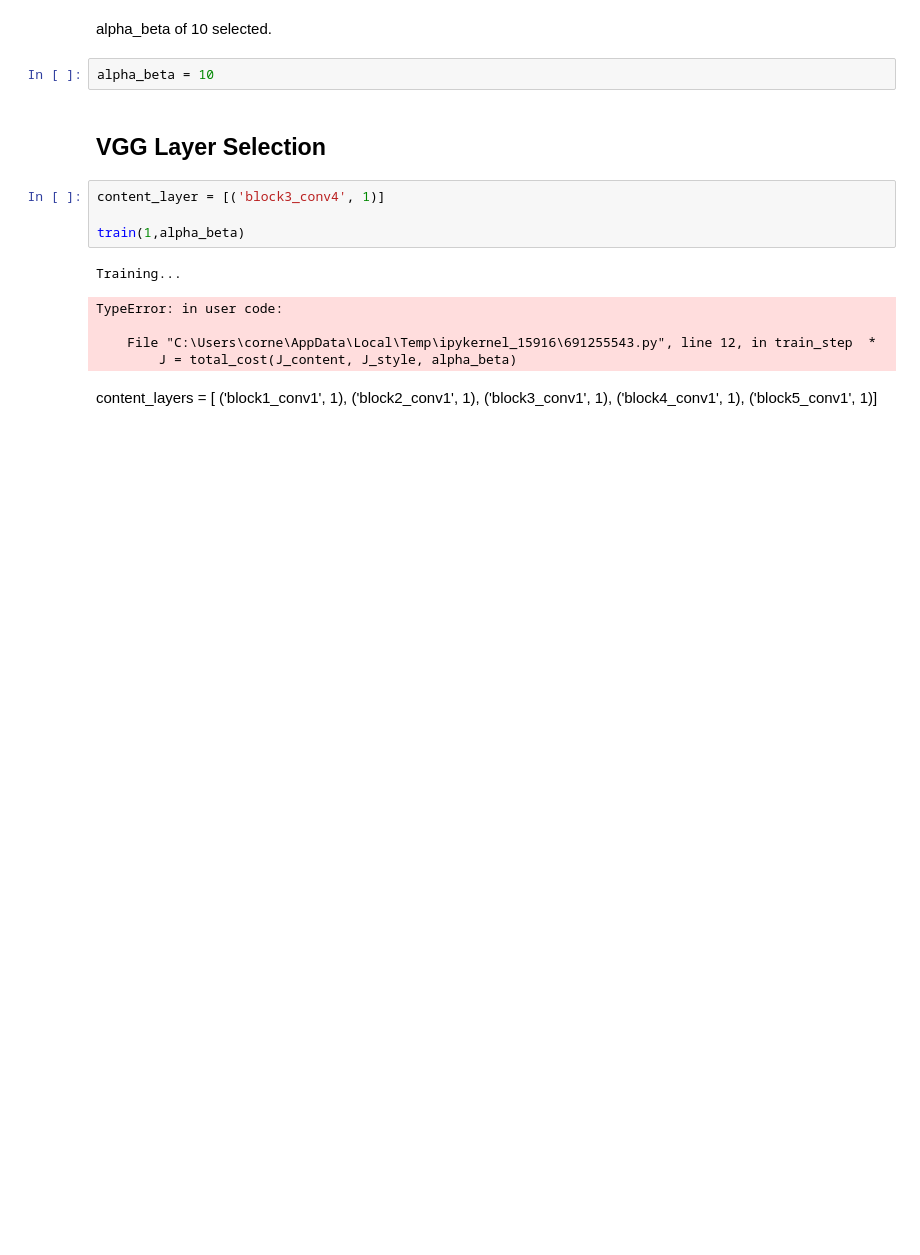
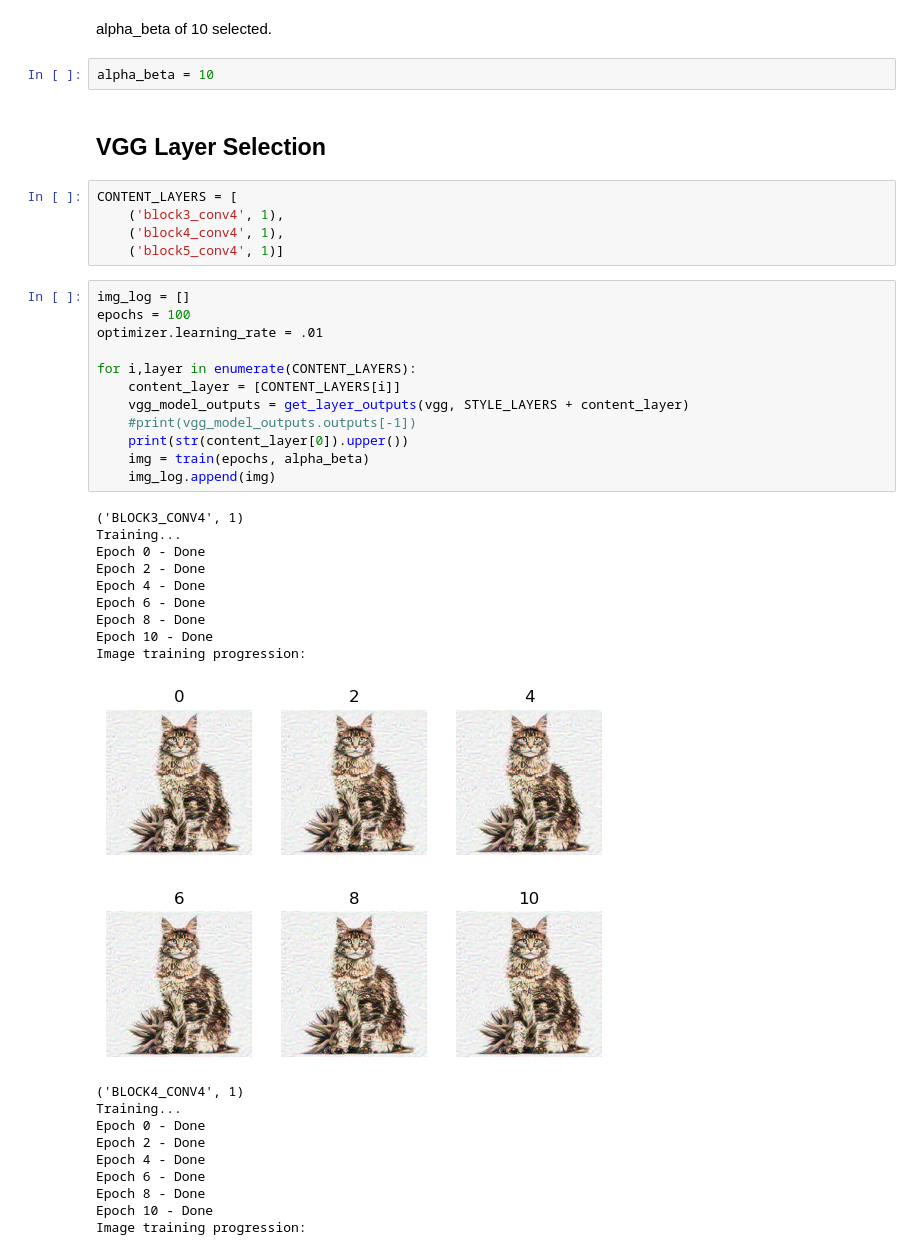
Before and after one commit to NinaCilliers/style_transfer, a Jupyter notebook: style_transfer.ipynb, the cells around one changed output. Saved outputs shown, nothing was run; the diff lists cells and outputs as text; blank space fills up the shorter version.

```diff
--- a/style_transfer.ipynb
+++ b/style_transfer.ipynb
@@ -341,19 +328,39 @@ alpha_beta = 10
 # %% [markdown]
 ## VGG Layer Selection
 # %%
-content_layer = [('block3_conv4', 1)]
-
-train(1,alpha_beta)
+CONTENT_LAYERS = [
+    ('block3_conv4', 1),
+    ('block4_conv4', 1),
+    ('block5_conv4', 1)]
-# %% [output]
-Training...
-TypeError: in user code:
-
-    File "C:\Users\corne\AppData\Local\Temp\ipykernel_15916\691255543.py", line 12, in train_step  *
-        J = total_cost(J_content, J_style, alpha_beta)
-# %% [markdown]
-content_layers = [
-    ('block1_conv1', 1),
-    ('block2_conv1', 1),
-    ('block3_conv1', 1),
-    ('block4_conv1', 1),
-    ('block5_conv1', 1)]
+# %%
+img_log = []
+epochs = 100
+optimizer.learning_rate = .01
+
+for i,layer in enumerate(CONTENT_LAYERS):
+    content_layer = [CONTENT_LAYERS[i]]
+    vgg_model_outputs = get_layer_outputs(vgg, STYLE_LAYERS + content_layer)
+    #print(vgg_model_outputs.outputs[-1])
+    print(str(content_layer[0]).upper())
+    img = train(epochs, alpha_beta)
+    img_log.append(img)
+# %% [output]
+('BLOCK3_CONV4', 1)
+Training...
+Epoch 0 - Done
+Epoch 2 - Done
+Epoch 4 - Done
+Epoch 6 - Done
+Epoch 8 - Done
+Epoch 10 - Done
+Image training progression:
+[figure, added]
+('BLOCK4_CONV4', 1)
+Training...
+Epoch 0 - Done
+Epoch 2 - Done
+Epoch 4 - Done
+Epoch 6 - Done
+Epoch 8 - Done
+Epoch 10 - Done
+Image training progression:
```
Also changed, not shown: parts of 15 cells of this notebook.
